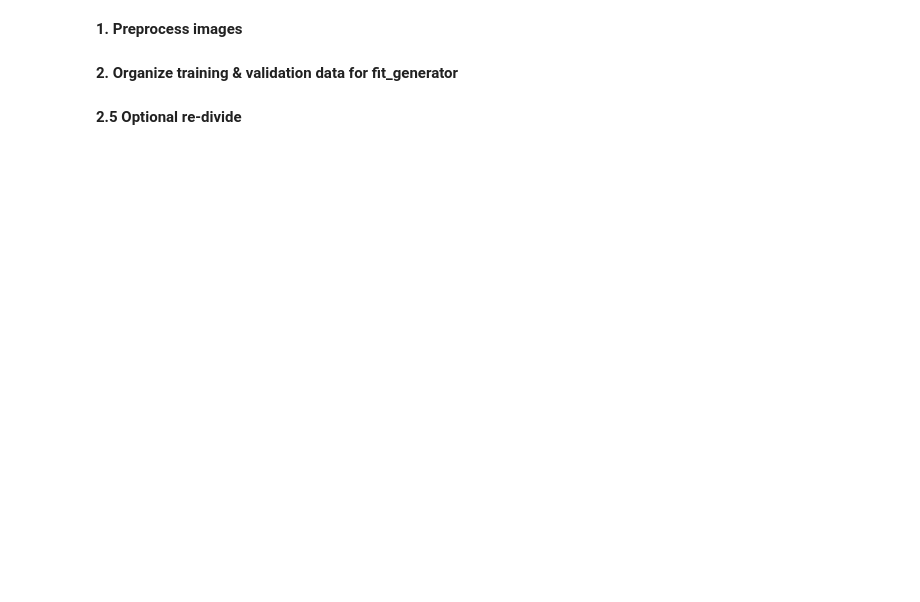
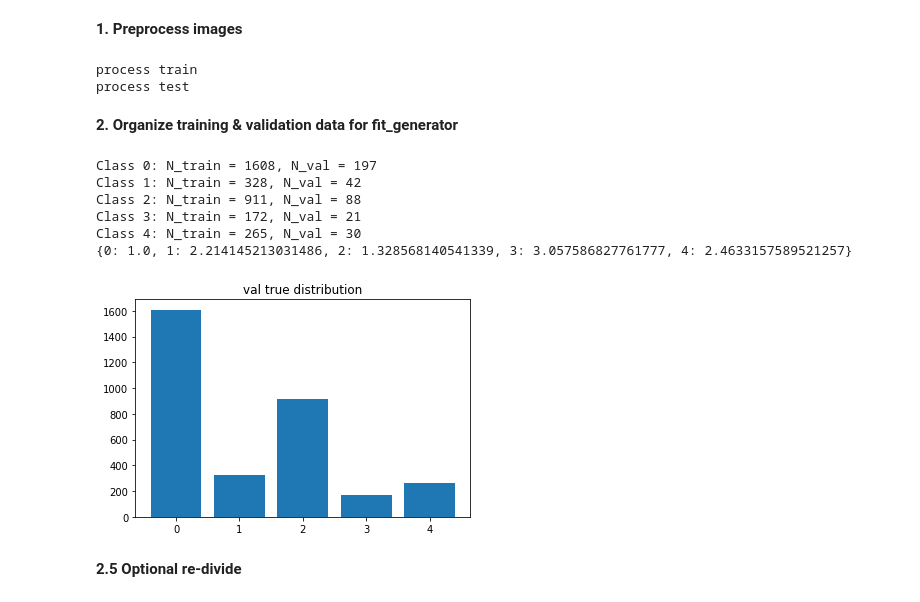
Before and after one commit to cathey/diabetic_retinopathy, a Jupyter notebook: kernel.ipynb, the cells around one changed output. Saved outputs shown, nothing was run; the diff lists cells and outputs as text; code cells hidden in the pictures; blank space fills up the shorter version.

```diff
--- a/kernel.ipynb
+++ b/kernel.ipynb
@@ -66,7 +71,6 @@ train_dir = "../input/aptos2019-blindness-detection/train_images"
 test_dir = "../input/aptos2019-blindness-detection/test_images"
 train_dir_processed = "../train_processed"
 test_dir_processed = "../test_processed"
-test_dir_nest = '../test_processed/test_processed'
 val_dir_processed = "../val_processed"
 train_label_file = "../input/aptos2019-blindness-detection/train.csv"
 test_name_file = "../input/aptos2019-blindness-detection/test.csv"
@@ -78,8 +82,6 @@ if not os.path.exists(test_dir_processed):
     os.mkdir(test_dir_processed)
 if not os.path.exists(val_dir_processed):
     os.mkdir(val_dir_processed)
-if not os.path.exists(test_dir_nest):
-    os.mkdir(test_dir_nest)
 
 train_labels = pd.read_csv(train_label_file)
 classes = train_labels['diagnosis'].unique()
@@ -96,8 +98,8 @@ for train_img in train_imgs:
     img = cv2.imread(os.path.join(train_dir, train_img))
     img = cut_black(img)
     img = crop_center(img)
+    img = crop_diagonal(img)
     img = adjust_light(img)
-    img = crop_diagonal(img)
     cv2.imwrite(os.path.join(train_dir_processed, train_img), img)
 
 print("process test")
@@ -107,9 +109,12 @@ for test_img in test_imgs:
     img = cv2.imread(os.path.join(test_dir, test_img))
     img = cut_black(img)
     img = crop_center(img)
+    img = crop_diagonal(img)
     img = adjust_light(img)
-    img = crop_diagonal(img)
-    cv2.imwrite(os.path.join(test_dir_nest, test_img), img)
+    cv2.imwrite(os.path.join(test_dir_processed, test_img), img)
+# %% [output]
+process train
+process test
 # %% [markdown]
 **2. Organize training & validation data for fit_generator**
 # %%
@@ -147,6 +152,11 @@ def divide_data(train_dir, val_dir, train_labels, N, classes):
         if N_train > max_N:
             max_N = N_train
         print('Class ' + str(c) + ': N_train = ' + str(N_train) + ', N_val = ' + str(N_val))
+
+    plt.figure(0)
+    plt.bar(class_weight.keys(), class_weight.values())
+    plt.title('val true distribution')
+
     for c in classes:
         class_weight[c] = np.sqrt(max_N/class_weight[c])
 
@@ -170,17 +180,24 @@ def combine_data(train_dir, val_dir, classes):
 # %%
 # Divide train & val data
 train_labels = pd.read_csv(train_label_file)
 classes = train_labels['diagnosis'].unique()
 classes = np.sort(classes)
 
 global N, C, L
 N = train_labels.shape[0]
 C = classes.size
 L = 224
 
 train_class, val_class, class_weight = divide_data(train_dir_processed, val_dir_processed, train_labels, N, classes)
 print(class_weight)
-os.system('echo ' + str(class_weight))
+# %% [output]
+Class 0: N_train = 1608, N_val = 197
+Class 1: N_train = 328, N_val = 42
+Class 2: N_train = 911, N_val = 88
+Class 3: N_train = 172, N_val = 21
+Class 4: N_train = 265, N_val = 30
+{0: 1.0, 1: 2.214145213031486, 2: 1.328568140541339, 3: 3.057586827761777, 4: 2.4633157589521257}
+[figure, added]
 # %% [markdown]
 **2.5 Optional re-divide**
 # %%
```
Also changed, not shown: parts of 10 cells of this notebook.
